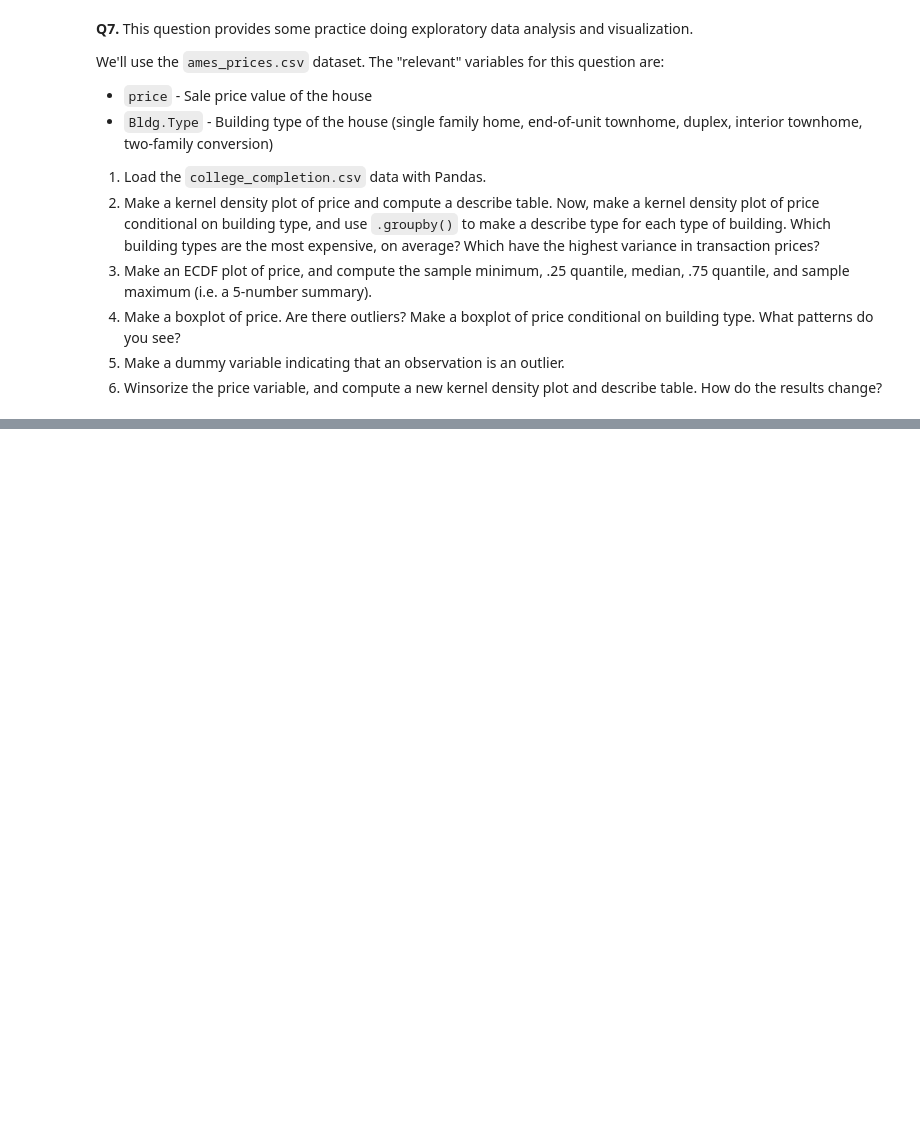
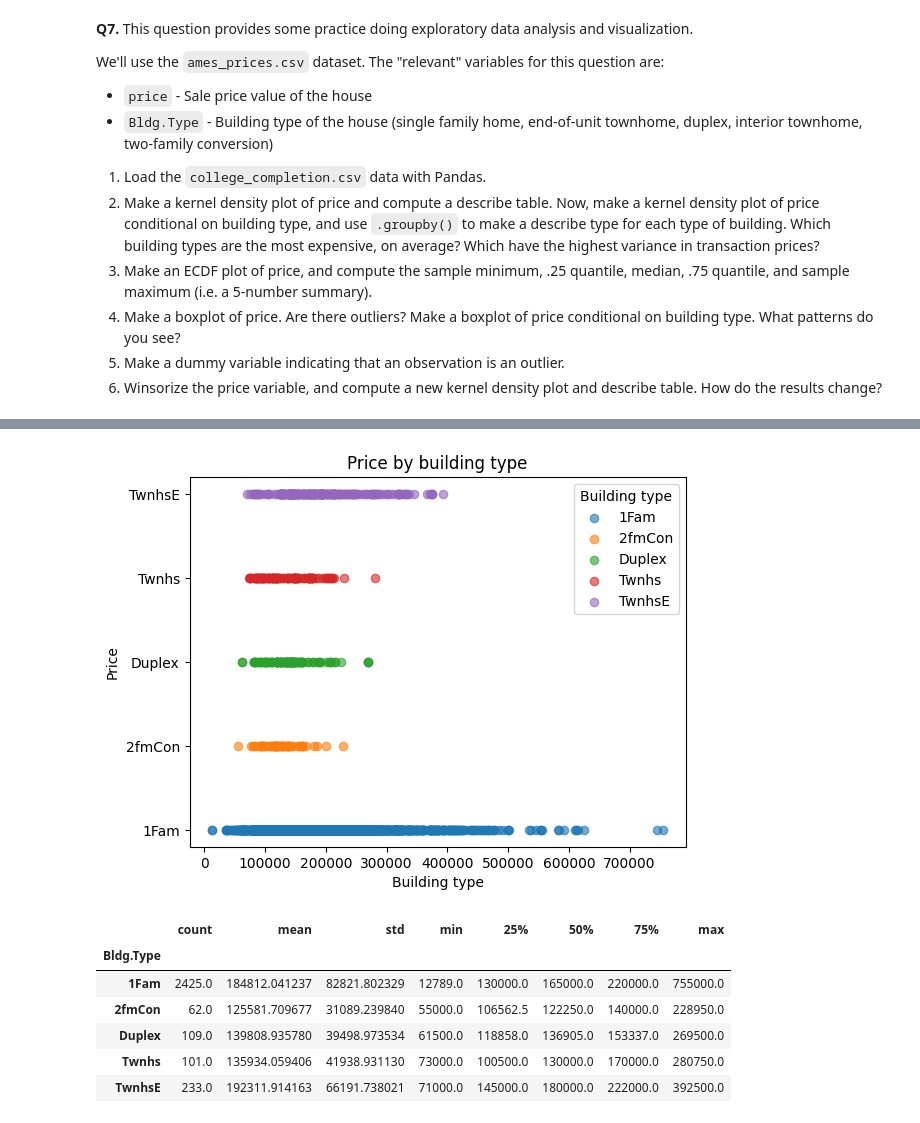
Before and after one commit to calvinpan1/ds3001_assignments, a Jupyter notebook: 01_assignment_wrangling_and_eda.ipynb, the cells around one changed output, grey strips where cells are left out. Drawn from its saved outputs; the diff is of its cells as text; code cells hidden in the pictures; blank space fills up the shorter version.

```diff
--- a/01_assignment_wrangling_and_eda.ipynb
+++ b/01_assignment_wrangling_and_eda.ipynb
@@ -651,0 +689,30 @@ We'll use the `ames_prices.csv` dataset. The "relevant" variables for this quest
+# %%
+# Now, make a kernel density plot of price conditional on building type,
+plt.figure()
+
+for ctl, group in ames_prices.groupby('Bldg.Type'):
+    plt.scatter(group['price'], group['Bldg.Type'], label=str(ctl), alpha=0.6)
+
+plt.xlabel('Building type')
+plt.ylabel('Price')
+plt.title('Price by building type')
+plt.legend(title='Building type')
+plt.show()
+
+# and use .groupby() to make a describe type for each type of building.
+ames_prices.groupby('Bldg.Type')['price'].describe()
+
+# Which building types are the most expensive, on average?
+# Which have the highest variance in transaction prices?
+
+# TownhousesE are the most expensive on average, but 1 family homes have the highest
+# variance.
+# %% [output]
+[figure, added]
+|  | count | mean | std | min | 25% | 50% | 75% | max |
+| Bldg.Type |  |  |  |  |  |  |  |  |
+| 1Fam | 2425.0 | 184812.041237 | 82821.802329 | 12789.0 | 130000.0 | 165000.0 | 220000.0 | 755000.0 |
+| 2fmCon | 62.0 | 125581.709677 | 31089.239840 | 55000.0 | 106562.5 | 122250.0 | 140000.0 | 228950.0 |
+| Duplex | 109.0 | 139808.935780 | 39498.973534 | 61500.0 | 118858.0 | 136905.0 | 153337.0 | 269500.0 |
+| Twnhs | 101.0 | 135934.059406 | 41938.931130 | 73000.0 | 100500.0 | 130000.0 | 170000.0 | 280750.0 |
+| TwnhsE | 233.0 | 192311.914163 | 66191.738021 | 71000.0 | 145000.0 | 180000.0 | 222000.0 | 392500.0 |
```
Also changed, not shown: parts of 7 cells of this notebook.
